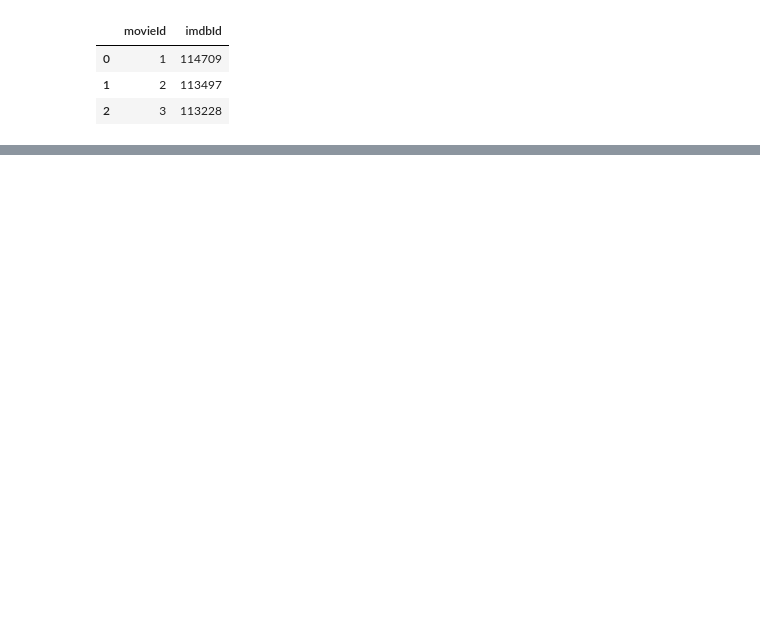
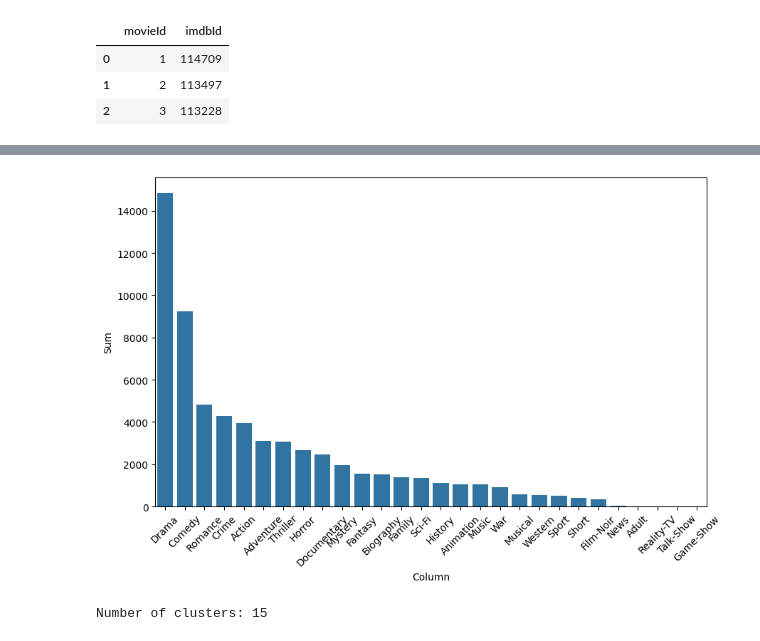
Before and after one commit to jcrigoni/grand_ml_project, a Jupyter notebook: deeper_search.ipynb, the cells around one changed output, grey strips where cells are left out. Drawn from its saved outputs; the diff is of its cells as text; code cells hidden in the pictures; blank space fills up the shorter version.

Commit message:
added frequence genres

```diff
--- a/deeper_search.ipynb
+++ b/deeper_search.ipynb
@@ -45,0 +59,10 @@ Nombre de films dans Merge:  27212
+# %%
+columns_order = ['primaryTitle', 'imdbId', 'movieId', 'averageRating', 'youth_rate',
+       'popularity_rate', 'Action', 'Adult', 'Adventure', 'Animation',
+       'Biography', 'Comedy', 'Crime', 'Documentary', 'Drama', 'Family',
+       'Fantasy', 'Film-Noir', 'Game-Show', 'History', 'Horror', 'Music',
+       'Musical', 'Mystery', 'News', 'Reality-TV', 'Romance', 'Sci-Fi',
+       'Short', 'Sport', 'Talk-Show', 'Thriller', 'War', 'Western']
+
+df = df_imdb_link[columns_order]
+df.head(3)
@@ -45,0 +95,7 @@ Nombre de films dans Merge:  27212
+# %%
+# Convertir toutes les colonnes int64 en int32 et float64 en float32
+df = df.apply(lambda col: col.astype(np.int32) if col.dtype == np.int64 else
+                    (col.astype(np.float32) if col.dtype == np.float64 else col))
+
+df['imdbId'] = df['imdbId'].astype(str)
+df['movieId'] = df['movieId'].astype(str)
@@ -45,0 +141,16 @@ Nombre de films dans Merge:  27212
+# %%
+# Initialiser un dictionnaire vide
+dict_column = {}
+
+# Itérer sur les colonnes de type 'int' du DataFrame
+for i in df.select_dtypes(include=['int']):
+    # Calculer la somme des valeurs pour chaque colonne
+    value = df[i].sum()
+    # Utiliser le nom de la colonne comme clé et la somme comme valeur
+    dict_column[i] = value
+
+# Convertir le dictionnaire en DataFrame
+freq_genres = pd.DataFrame(list(dict_column.items()), columns=['Column', 'Sum'])
+freq_genres = freq_genres.sort_values('Sum', ascending=False, ignore_index=True)
+# Afficher le DataFramef
+freq_genres
@@ -45,0 +175,7 @@ Nombre de films dans Merge:  27212
+# %%
+plt.figure(figsize=(10,6),dpi=100)
+sns.barplot(x='Column',y='Sum',data=freq_genres)
+plt.xticks(rotation=45)
+plt.show()
+# %% [output]
+[figure, added]
@@ -45,0 +187,12 @@ Nombre de films dans Merge:  27212
+# %%
+# Obtenir les labels de clusters
+labels = clusters
+import numpy as np
+
+# Exclure les points considérés comme bruit (label -1)
+unique_labels = np.unique(labels)
+num_clusters = len(unique_labels) - (1 if -1 in unique_labels else 0)
+
+print(f'Number of clusters: {num_clusters}')
+# %% [output]
+Number of clusters: 15
```
Also changed, not shown: parts of 14 cells of this notebook.
